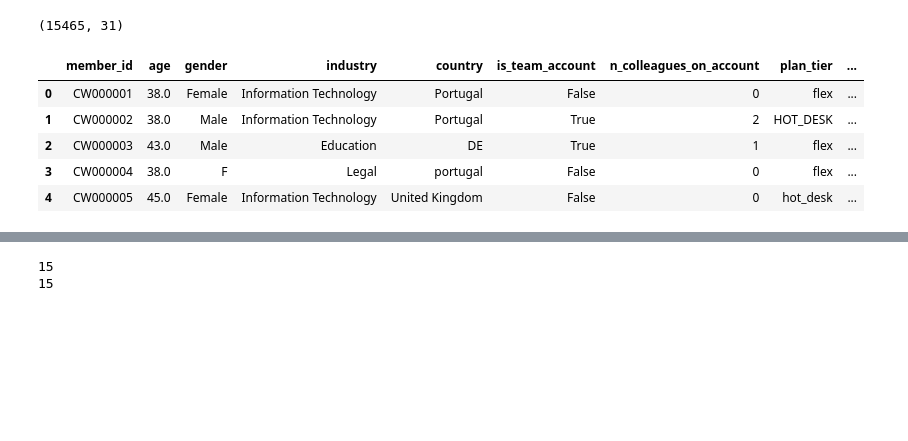
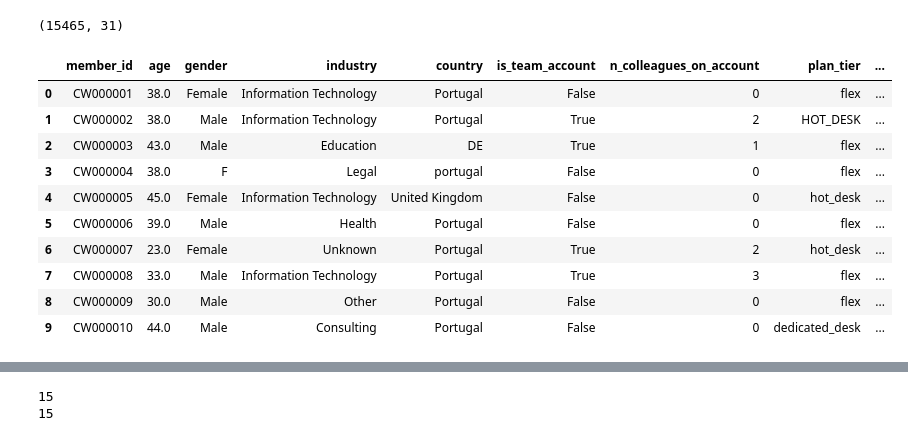
Before and after one commit to arfarfq/data_mining, a Jupyter notebook: notebooks/EDA.ipynb, the cells around one changed output, grey strips where cells are left out. Saved outputs shown, nothing was run; the diff lists cells and outputs as text; code cells hidden in the pictures; blank space fills up the shorter version.

```diff
--- a/notebooks/EDA.ipynb
+++ b/notebooks/EDA.ipynb
@@ -1,36 +18,41 @@
 # %%
 import warnings
 warnings.filterwarnings("ignore")
-
-import json
 import numpy as np
 import pandas as pd
 from scipy.stats import chi2_contingency
 import matplotlib.pyplot as plt
 import matplotlib as mpl
 from statsmodels.stats.outliers_influence import variance_inflation_factor
+import seaborn as sns
 
 pd.set_option("display.max_columns", None)
 pd.set_option("display.width", 250)
 
 BLUE = "#5EDDF3"
 ORANGE = "#F78441"
 GRAY = "#8E9196"
 mpl.rcParams["figure.dpi"] = 110
 mpl.rcParams["axes.spines.top"] = False
 mpl.rcParams["axes.spines.right"] = False
 mpl.rcParams["font.size"] = 10.5
 
 from pathlib import Path
-RAW_PATH = next(path for path in (Path('data/acdc_dataset.csv'), Path('../data/acdc_dataset.csv')) if path.exists())
+
+RAW_PATH = "../data/acdc_dataset.csv"
 df_raw = pd.read_csv(RAW_PATH, sep=";")
 print(df_raw.shape)
-df_raw.head()
+df_raw.head(10)
 # %% [output]
 (15465, 31)
 |  | member_id | age | gender | industry | country | is_team_account | n_colleagues_on_account | plan_tier | ... |
 | 0 | CW000001 | 38.0 | Female | Information Technology | Portugal | False | 0 | flex | ... |
 | 1 | CW000002 | 38.0 | Male | Information Technology | Portugal | True | 2 | HOT_DESK | ... |
 | 2 | CW000003 | 43.0 | Male | Education | DE | True | 1 | flex | ... |
 | 3 | CW000004 | 38.0 | F | Legal | portugal | False | 0 | flex | ... |
 | 4 | CW000005 | 45.0 | Female | Information Technology | United Kingdom | False | 0 | hot_desk | ... |
+| 5 | CW000006 | 39.0 | Male | Health | Portugal | False | 0 | flex | ... |
+| 6 | CW000007 | 23.0 | Female | Unknown | Portugal | True | 2 | hot_desk | ... |
+| 7 | CW000008 | 33.0 | Male | Information Technology | Portugal | True | 3 | flex | ... |
+| 8 | CW000009 | 30.0 | Male | Other | Portugal | False | 0 | flex | ... |
+| 9 | CW000010 | 44.0 | Male | Consulting | Portugal | False | 0 | dedicated_desk | ... |
```
Also changed, not shown: parts of 23 cells of this notebook, 3 other files.
